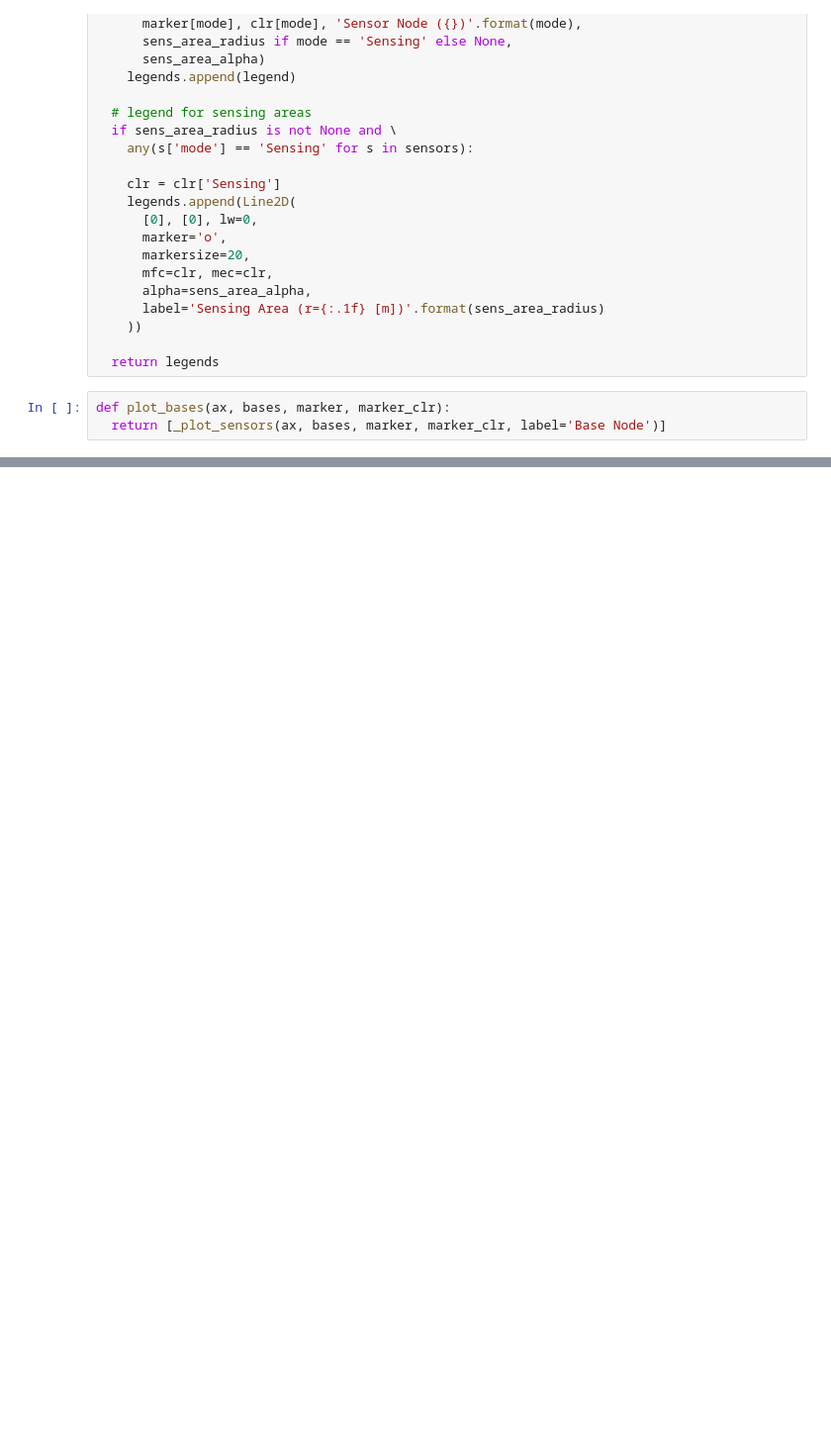
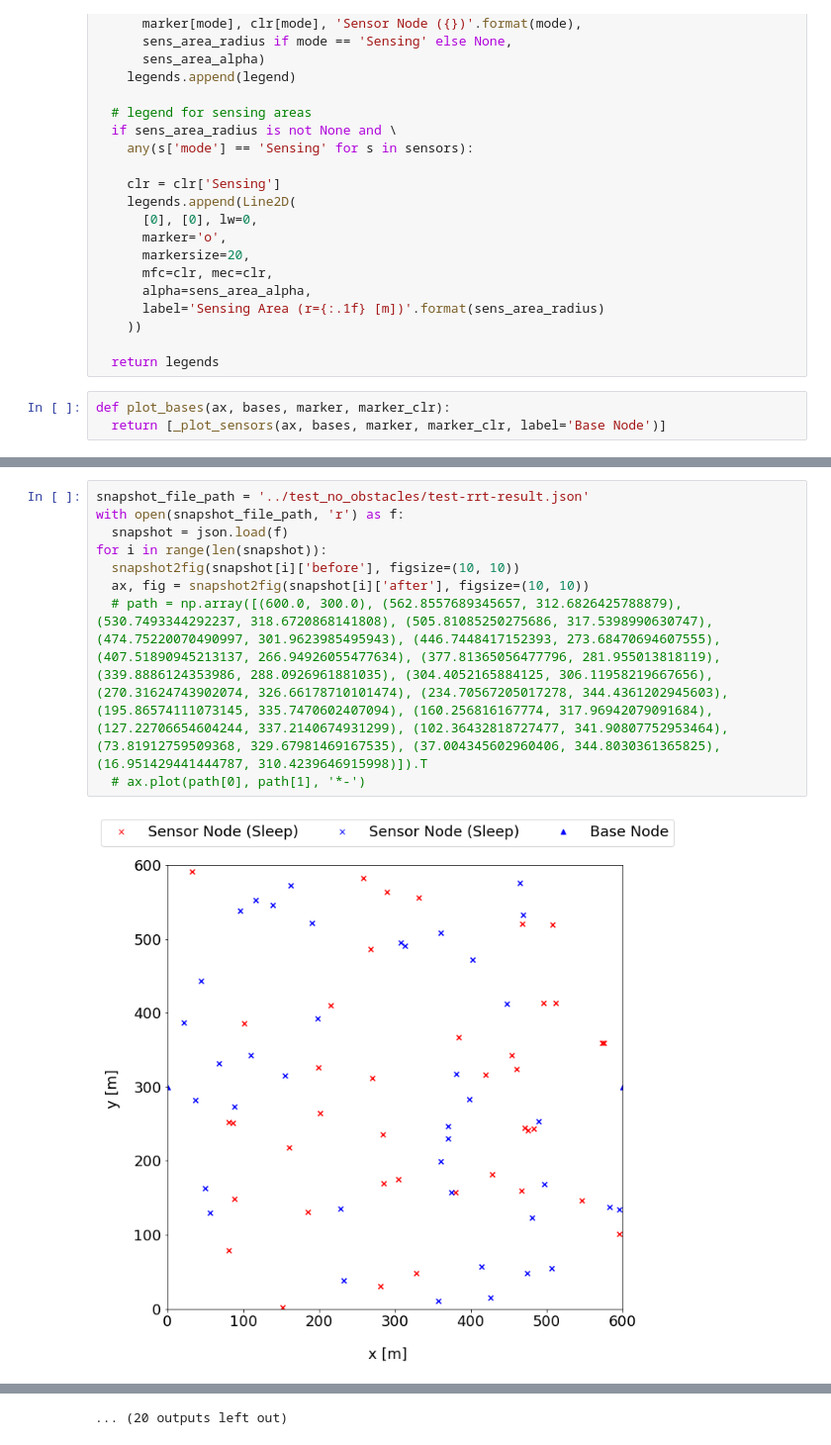
Before and after one commit to denrikialien/bss-expr, a Jupyter notebook: src/plot_field.ipynb, the cells around one changed output, grey strips where cells are left out. Shown at 99% size. Cells and saved outputs as stored; diff of their text form; blank space fills up the shorter version.

```diff
--- a/src/plot_field.ipynb
+++ b/src/plot_field.ipynb
@@ -173,0 +190,11 @@ snapshot2fig(snapshot[0]['after'], figsize=(10, 10))
+# %%
+snapshot_file_path = '../test_no_obstacles/test-rrt-result.json'
+with open(snapshot_file_path, 'r') as f:
+  snapshot = json.load(f)
+for i in range(len(snapshot)):
+  snapshot2fig(snapshot[i]['before'], figsize=(10, 10))
+  ax, fig = snapshot2fig(snapshot[i]['after'], figsize=(10, 10))
+  # path = np.array([(600.0, 300.0), (562.8557689345657, 312.6826425788879), (530.7493344292237, 318.6720868141808), (505.81085250275686, 317.5398990630747), (474.75220070490997, 301.9623985495943), (446.7448417152393, 273.68470694607555), (407.51890945213137, 266.94926055477634), (377.81365056477796, 281.955013818119), (339.8886124353986, 288.0926961881035), (304.4052165884125, 306.11958219667656), (270.31624743902074, 326.66178710101474), (234.70567205017278, 344.4361202945603), (195.86574111073145, 335.7470602407094), (160.256816167774, 317.96942079091684), (127.22706654604244, 337.2140674931299), (102.36432818727477, 341.90807752953464), (73.81912759509368, 329.67981469167535), (37.004345602960406, 344.8030361365825), (16.951429441444787, 310.4239646915998)]).T
+  # ax.plot(path[0], path[1], '*-')
+# %% [output]
+[figure, added]
@@ -173,0 +212 @@ snapshot2fig(snapshot[0]['after'], figsize=(10, 10))
+... (20 outputs left out)
```
Also changed, not shown: parts of 7 cells of this notebook, 25 other files.
